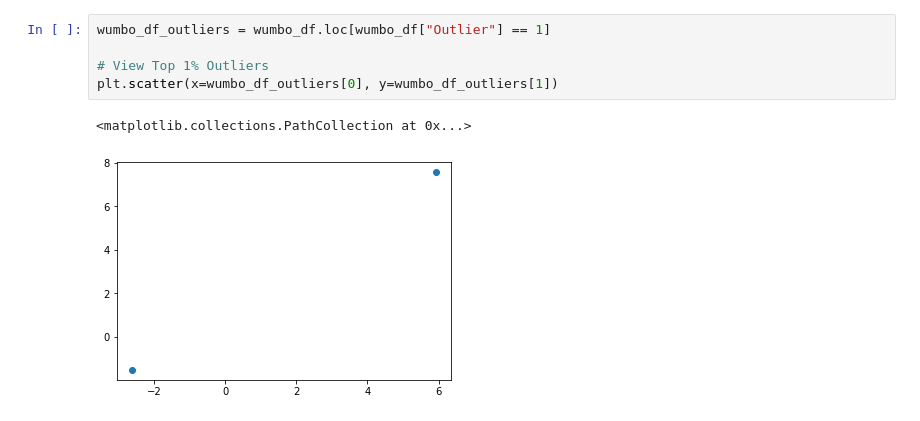
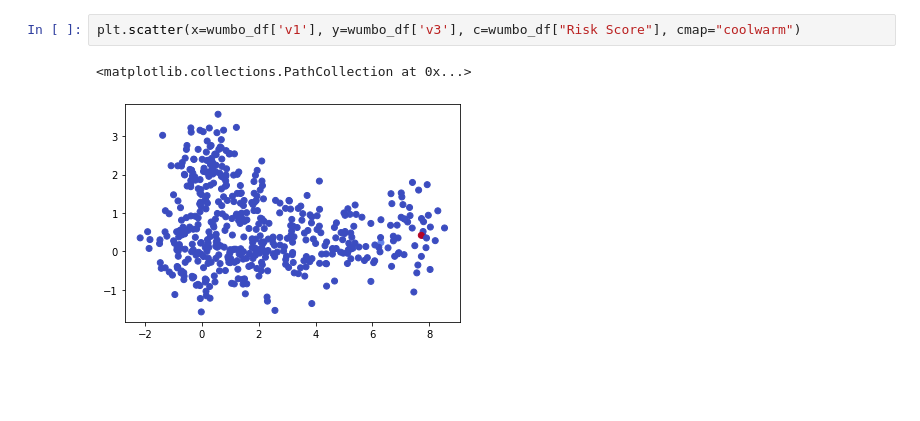
Before and after one commit to tylerwilliams1010/Wumbology, a Jupyter notebook: WUMBOLOGY.ipynb, the cells around one changed output. Drawn from its saved outputs; the diff is of its cells as text; blank space fills up the shorter version.

```diff
--- a/WUMBOLOGY.ipynb
+++ b/WUMBOLOGY.ipynb
@@ -176,8 +52,5 @@ plt.scatter(x=wumbo_df[0], y=wumbo_df[1], c=wumbo_df["Z_weighted_outlier_score"]
-# %%
-wumbo_df_outliers = wumbo_df.loc[wumbo_df["Outlier"] == 1]
-
-# View Top 1% Outliers
-plt.scatter(x=wumbo_df_outliers[0], y=wumbo_df_outliers[1])
-# %% [output]
-<matplotlib.collections.PathCollection at 0x...>
-[figure, removed]
+# %%
+plt.scatter(x=wumbo_df['v1'], y=wumbo_df['v3'], c=wumbo_df["Risk Score"], cmap="coolwarm")
+# %% [output]
+<matplotlib.collections.PathCollection at 0x...>
+[figure, added]
```
Also changed, not shown: parts of 16 cells of this notebook.
